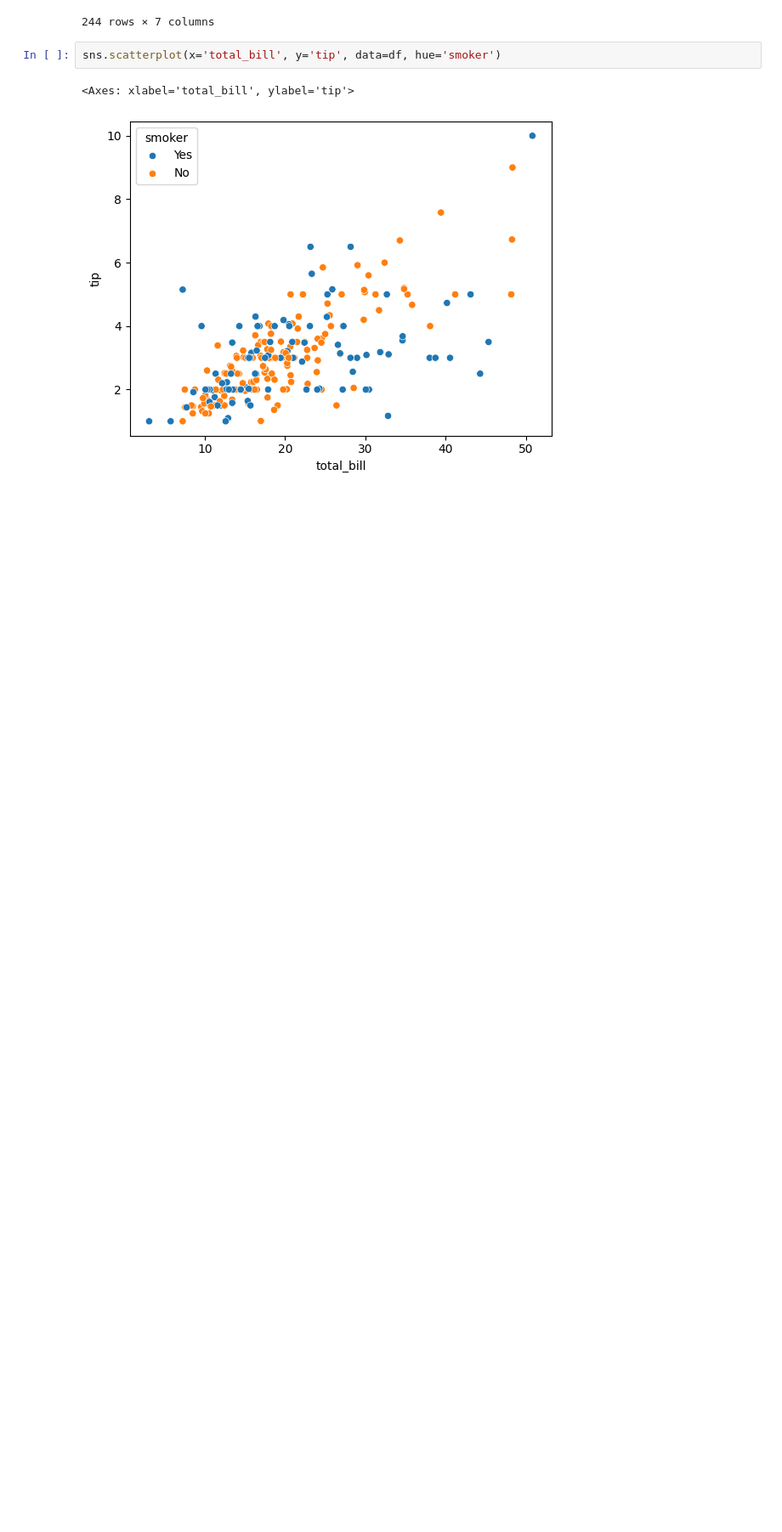
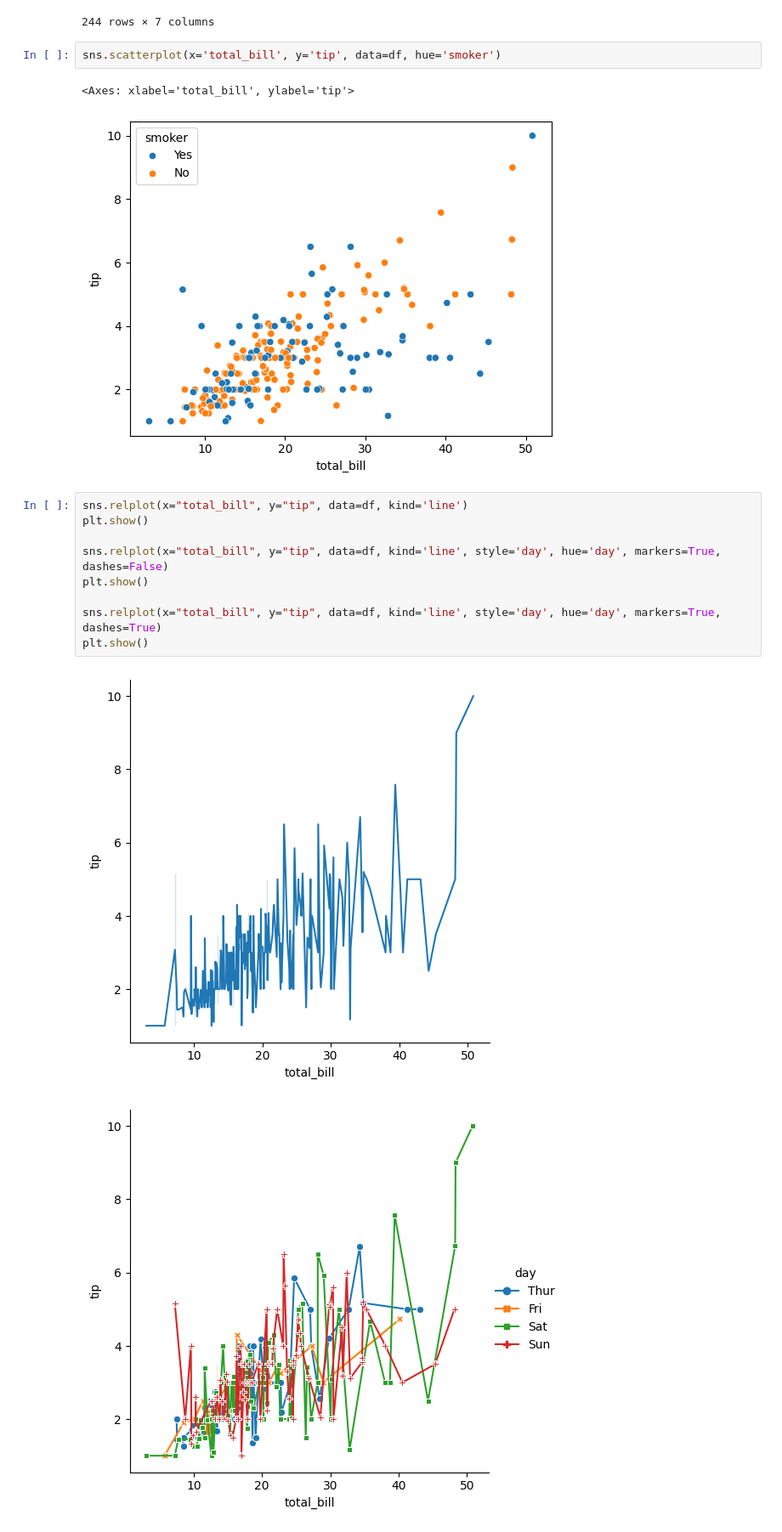
Before and after one commit to sachin5031/Python_Data_Visualization, a Jupyter notebook: Seaborn_09.ipynb, the cells around one changed output. Shown at 85% size. Drawn from its saved outputs; the diff is of its cells as text; blank space fills up the shorter version.

Commit message:
Scatter, Catplot, Style code practised

```diff
--- a/Seaborn_09.ipynb
+++ b/Seaborn_09.ipynb
@@ -26,3 +26,15 @@ sns.scatterplot(x='total_bill', y='tip', data=df, hue='smoker')
 # %% [output]
 <Axes: xlabel='total_bill', ylabel='tip'>
 [figure]
+# %%
+sns.relplot(x="total_bill", y="tip", data=df, kind='line')
+plt.show()
+
+sns.relplot(x="total_bill", y="tip", data=df, kind='line', style='day', hue='day', markers=True, dashes=False)
+plt.show()
+
+sns.relplot(x="total_bill", y="tip", data=df, kind='line', style='day', hue='day', markers=True, dashes=True)
+plt.show()
+# %% [output]
+[figure, added]
+[figure, added]
```
Also changed, not shown: parts of 9 cells of this notebook.
